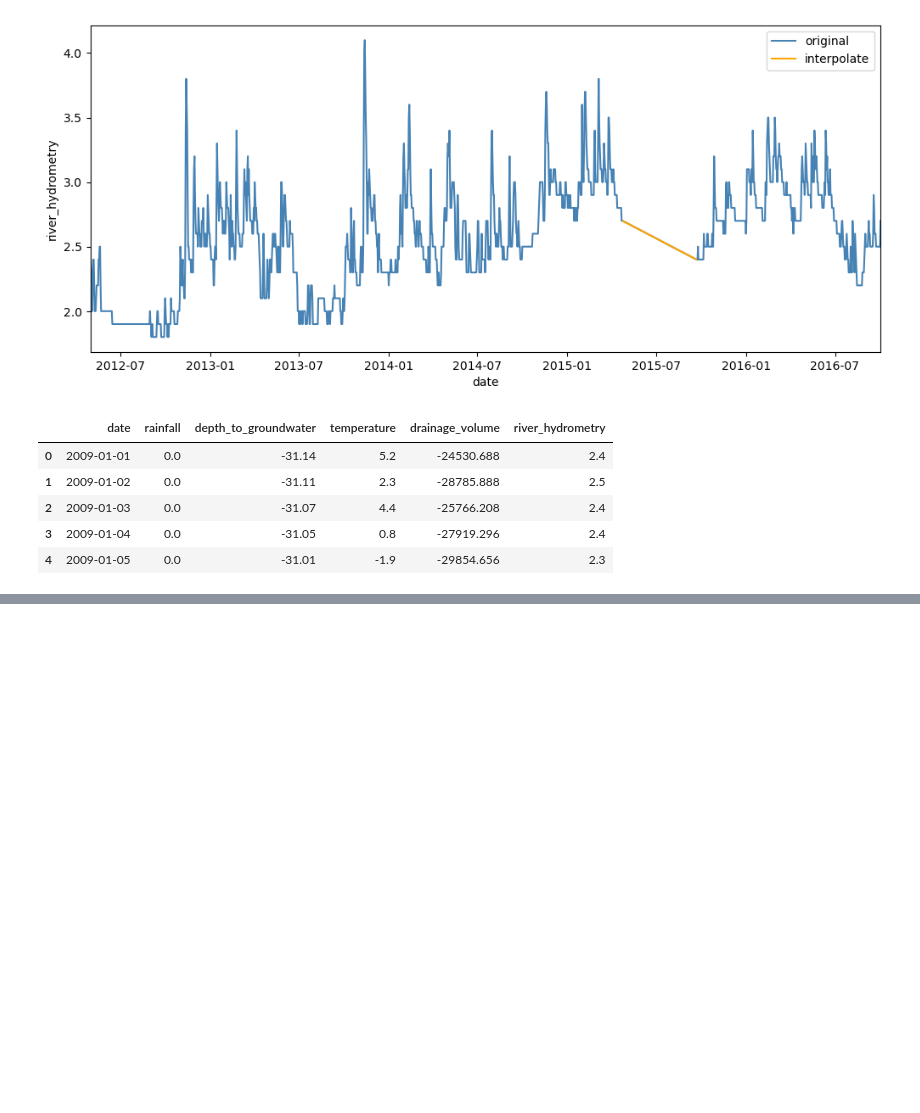
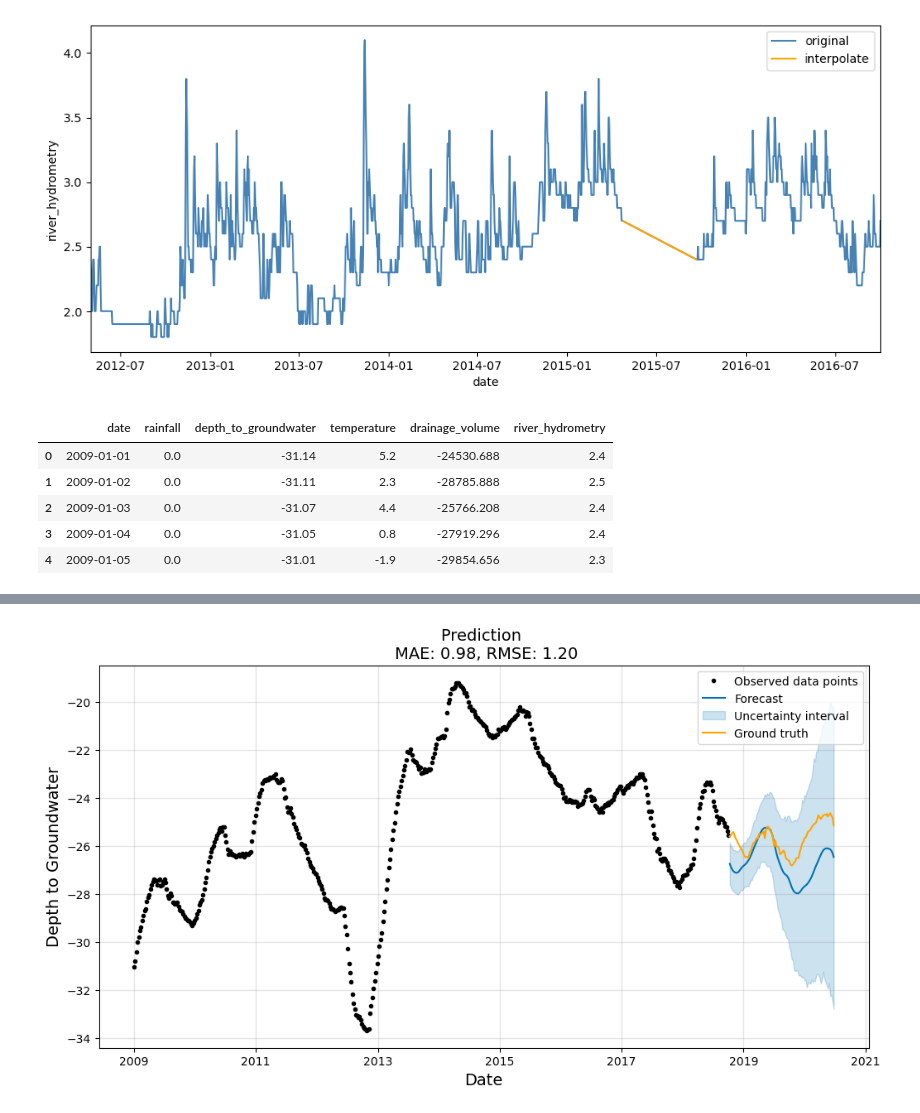
Before and after one commit to S3tuit/jup_lab, a Jupyter notebook: petrignano.ipynb, the cells around one changed output, grey strips where cells are left out. Cells and saved outputs as stored; diff of their text form; code cells hidden in the pictures; blank space fills up the shorter version.

```diff
--- a/petrignano.ipynb
+++ b/petrignano.ipynb
@@ -119,0 +279,14 @@ df.head()
+# %%
+from prophet import Prophet
+
+# Train the model
+model = Prophet()
+model.fit(train)
+
+y_hat = model.predict(x_valid)
+
+# Calcuate metrics
+score_mae = mean_absolute_error(y_valid, y_hat.tail(test_size)['yhat'])
+score_rmse = np.sqrt(mean_squared_error(y_valid, y_hat.tail(test_size)['yhat']))
+
+print(f'RMSE: {score_rmse}')
@@ -119,0 +298,13 @@ df.head()
+# %%
+fig, ax = plt.subplots(figsize=(12,6))
+
+model.plot(y_hat, ax=ax)
+sns.lineplot(x=x_valid['ds'], y=y_valid['y'], ax=ax, color='orange', label='Ground truth')
+
+ax.set_title(f'Prediction \n MAE: {score_mae:.2f}, RMSE: {score_rmse:.2f}', fontsize=14)
+ax.set_xlabel(xlabel='Date', fontsize=14)
+ax.set_ylabel(ylabel='Depth to Groundwater', fontsize=14)
+
+plt.show()
+# %% [output]
+[figure, added]
```
Also changed, not shown: parts of 15 cells of this notebook.
